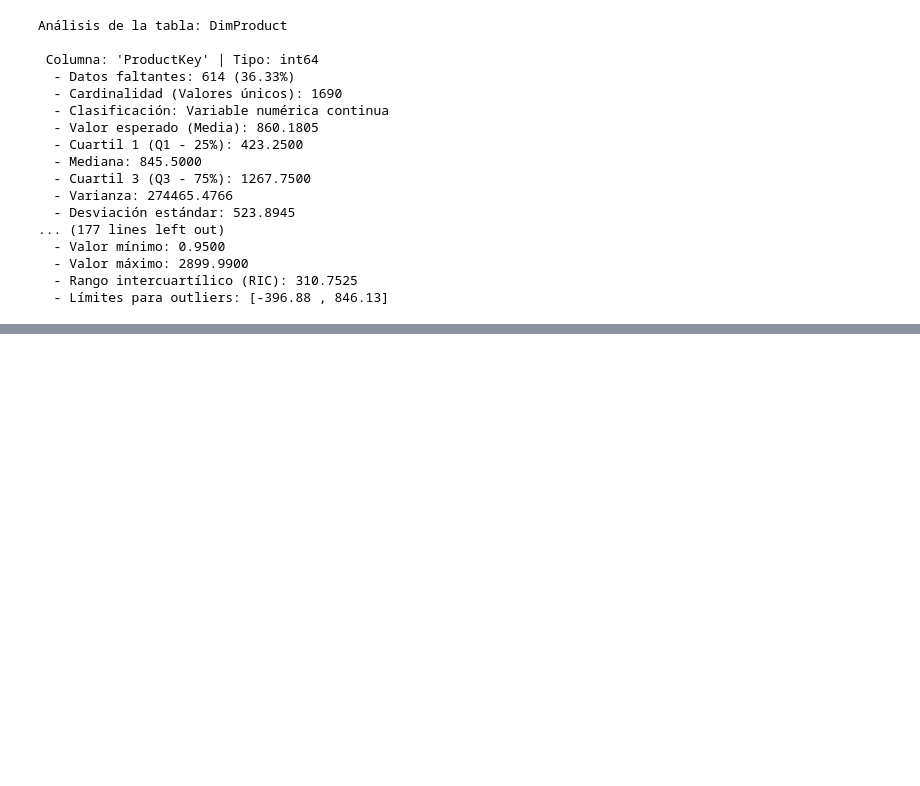
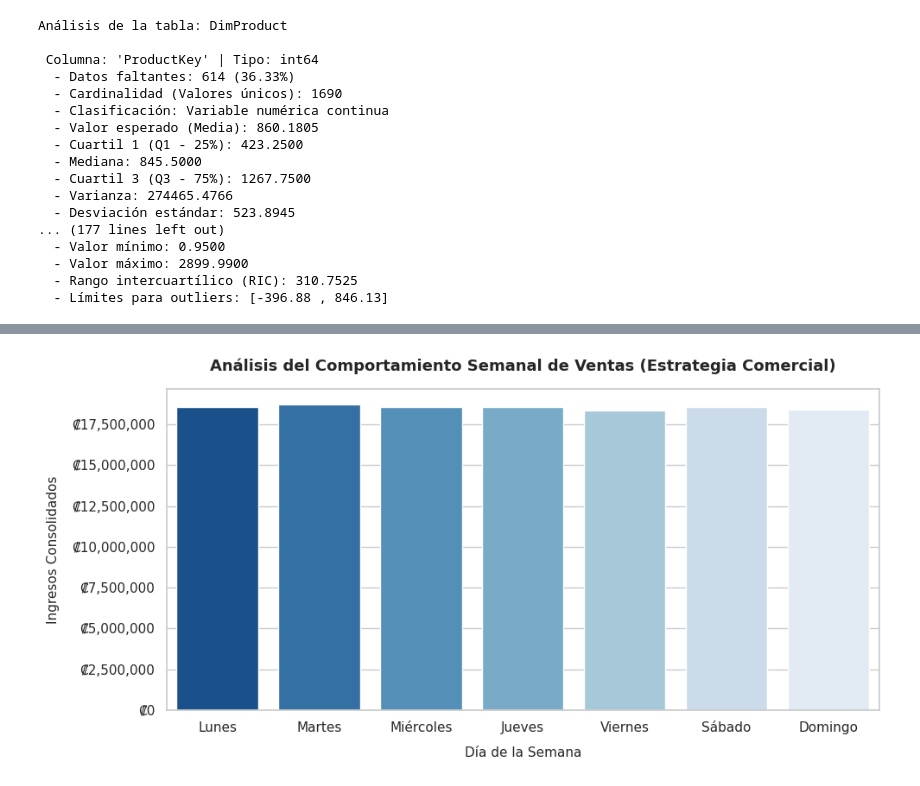
Before and after one commit to DarkLyng/Proyecto_Modelos, a Jupyter notebook: Proyecto_Modelos_.ipynb, the cells around one changed output, grey strips where cells are left out. Cells and saved outputs as stored; diff of their text form; code cells hidden in the pictures; blank space fills up the shorter version.

```diff
--- a/Proyecto_Modelos_.ipynb
+++ b/Proyecto_Modelos_.ipynb
@@ -264,3 +345,38 @@ Análisis de la tabla: DimProduct
+# %%
+# 1. Transformación: Extraemos el número de día y el nombre del día
+# .dt.dayofweek extrae de 0 (Lunes) a 6 (Domingo) para poder ordenarlos correctamente
+df_ventas['Dia_Numero'] = df_ventas['DateKey'].dt.dayofweek
+
+# Mapeo en español para que el gráfico quede profesional para la U
+dias_espanol = {0: 'Lunes', 1: 'Martes', 2: 'Miércoles', 3: 'Jueves', 4: 'Viernes', 5: 'Sábado', 6: 'Domingo'}
+df_ventas['Dia_Nombre'] = df_ventas['Dia_Numero'].map(dias_espanol)
+
+# Agrupamos por número y nombre para mantener el orden de la semana
+ventas_dia_semana = df_ventas.groupby(['Dia_Numero', 'Dia_Nombre'])['Ingresos'].sum().reset_index()
+
+# 2. Construcción del Gráfico 4
+plt.figure(figsize=(10, 5))
+
+# Gráfico de barras usando una paleta de colores degradada
+sns.barplot(
+    data=ventas_dia_semana,
+    x='Dia_Nombre',
+    y='Ingresos',
+    palette='Blues_r',
+    hue='Dia_Nombre',
+    legend=False)
+
+plt.title("Análisis del Comportamiento Semanal de Ventas (Estrategia Comercial)", fontsize=13, fontweight='bold', pad=15)
+plt.xlabel("Día de la Semana", fontsize=11, labelpad=10)
+plt.ylabel("Ingresos Consolidados", fontsize=11, labelpad=10)
+
+# Formatear el eje Y a formato de moneda con separador de miles
+plt.gca().get_yaxis().set_major_formatter(plt.FuncFormatter(lambda x, p: f"₡{x:,.0f}"))
+
+plt.tight_layout()
+plt.show()
+# %% [output]
+[figure, added]
 # %%
 # Forma fácil de obtener los valores atípicos, limites, cuartiles, etc
 #print(tablas[7]["SalesQuantity"].describe())
```
Also changed, not shown: parts of 4 cells of this notebook.
